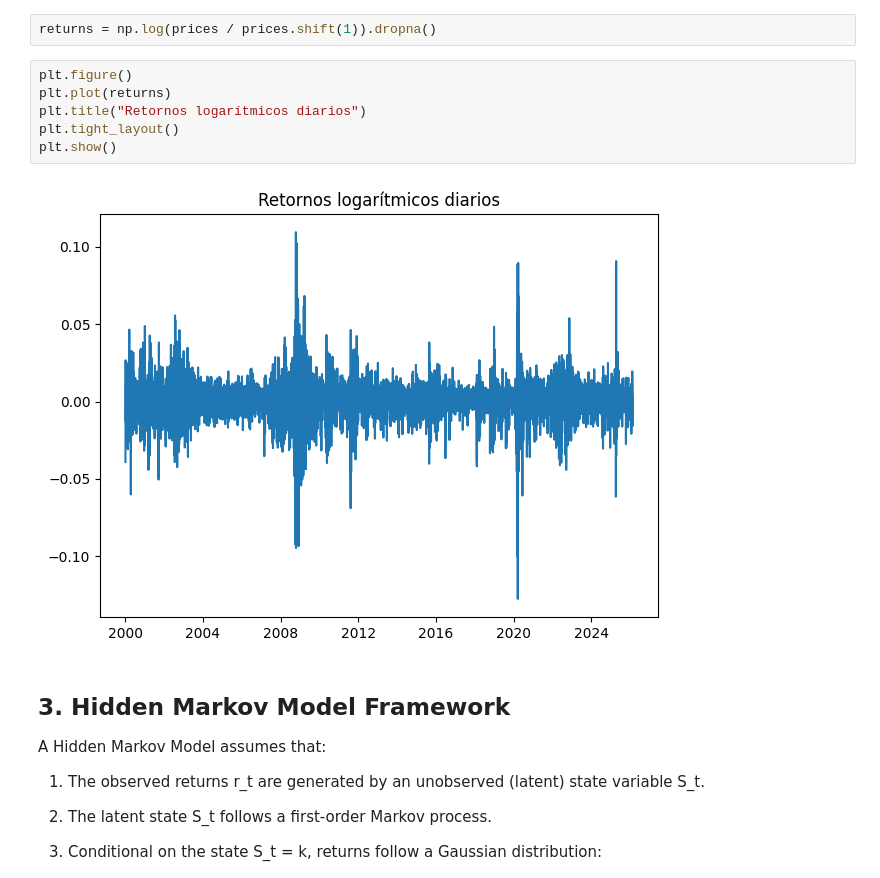
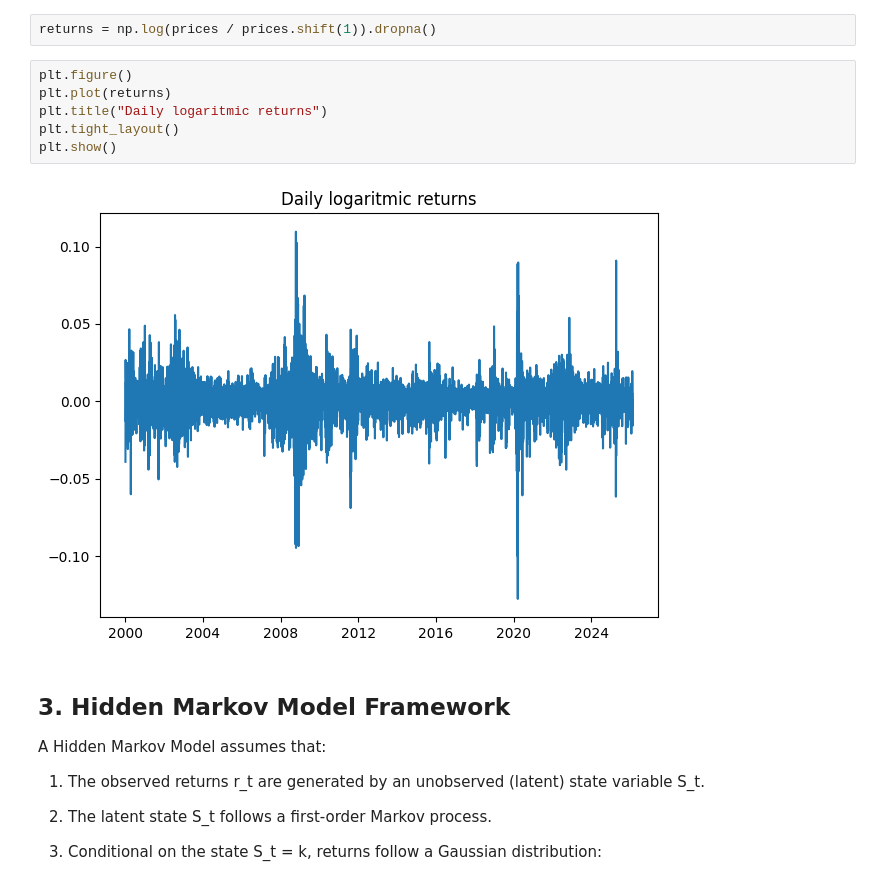
Before and after one commit to DaniLopez02/market-regime-detection-hmm, a Jupyter notebook: market_regime_identification_hmm.ipynb, the cells around one changed output. Saved outputs shown, nothing was run; the diff lists cells and outputs as text.

```diff
--- a/market_regime_identification_hmm.ipynb
+++ b/market_regime_identification_hmm.ipynb
@@ -83,11 +83,11 @@ returns = np.log(prices / prices.shift(1)).dropna()
 # %%
 plt.figure()
 plt.plot(returns)
-plt.title("Retornos logarítmicos diarios")
+plt.title("Daily logaritmic returns")
 plt.tight_layout()
 plt.show()
 # %% [output]
-[figure, old version]
+[figure, new version]
 # %% [markdown]
 ## 3. Hidden Markov Model Framework
 
```
Also changed, not shown: parts of 4 cells of this notebook.
